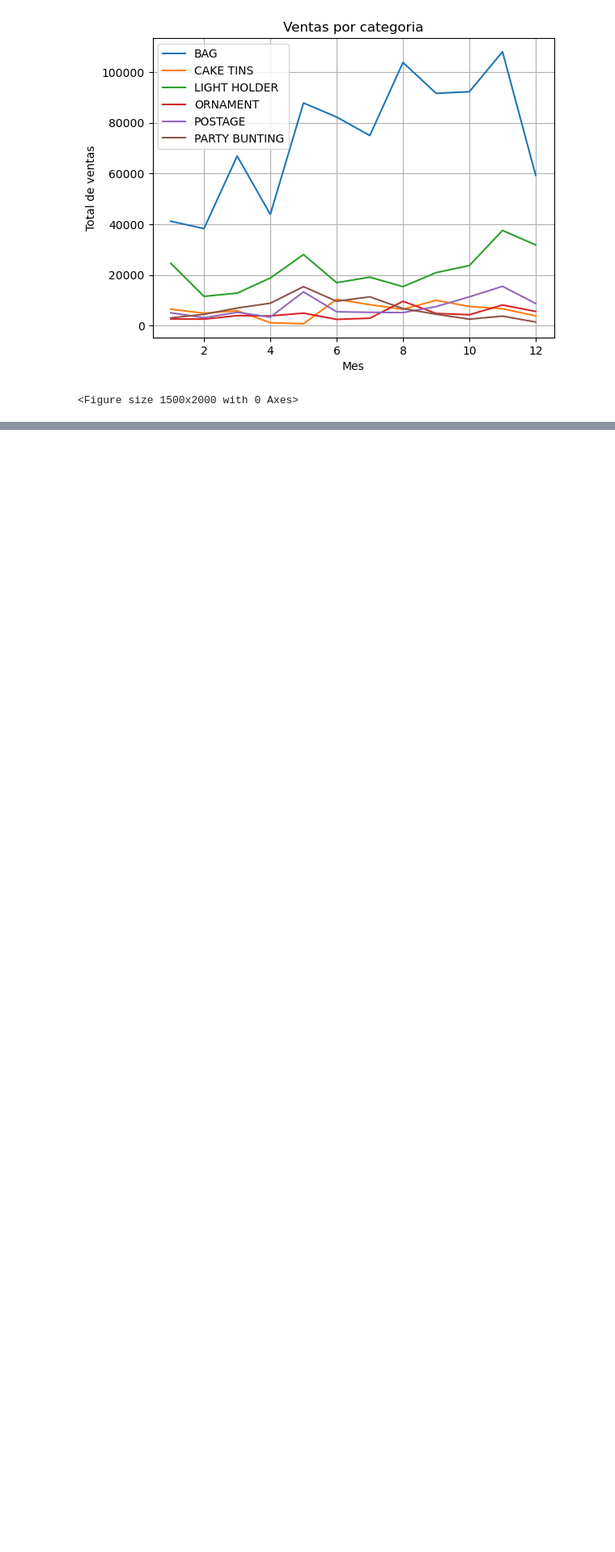
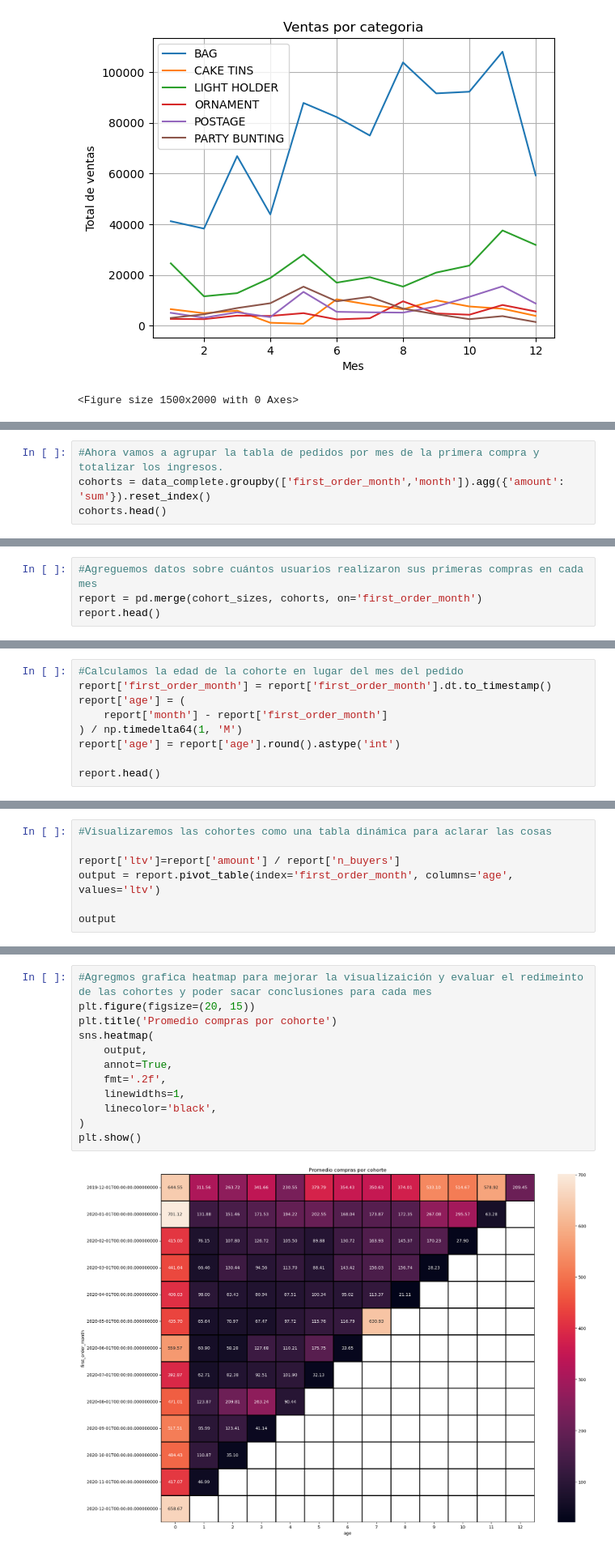
Before and after one commit to alan-caballero-g/Hackaton-Retail-Challenge-2024, a Jupyter notebook: datasets/Retail_Challenge.ipynb, the cells around one changed output, grey strips where cells are left out. Shown at 81% size. Drawn from its saved outputs; the diff is of its cells as text; blank space fills up the shorter version.

Commit message:
Add files via upload
Cambios en EDA y  graficación de datos

```diff
--- a/datasets/Retail_Challenge.ipynb
+++ b/datasets/Retail_Challenge.ipynb
@@ -1276,0 +1348,4 @@ Axes(0.125,0.11;0.775x0.77) Text(0.5, 1.0, 'Ventas por categoria') Text(0.5, 0,
+# %%
+#Ahora vamos a agrupar la tabla de pedidos por mes de la primera compra y totalizar los ingresos.
+cohorts = data_complete.groupby(['first_order_month','month']).agg({'amount': 'sum'}).reset_index()
+cohorts.head()
@@ -1276,0 +1359,4 @@ Axes(0.125,0.11;0.775x0.77) Text(0.5, 1.0, 'Ventas por categoria') Text(0.5, 0,
+# %%
+#Agreguemos datos sobre cuántos usuarios realizaron sus primeras compras en cada mes
+report = pd.merge(cohort_sizes, cohorts, on='first_order_month')
+report.head()
@@ -1276,0 +1370,9 @@ Axes(0.125,0.11;0.775x0.77) Text(0.5, 1.0, 'Ventas por categoria') Text(0.5, 0,
+# %%
+#Calculamos la edad de la cohorte en lugar del mes del pedido
+report['first_order_month'] = report['first_order_month'].dt.to_timestamp()
+report['age'] = (
+    report['month'] - report['first_order_month']
+) / np.timedelta64(1, 'M')
+report['age'] = report['age'].round().astype('int')
+
+report.head()
@@ -1276,0 +1386,7 @@ Axes(0.125,0.11;0.775x0.77) Text(0.5, 1.0, 'Ventas por categoria') Text(0.5, 0,
+# %%
+#Visualizaremos las cohortes como una tabla dinámica para aclarar las cosas
+
+report['ltv']=report['amount'] / report['n_buyers']
+output = report.pivot_table(index='first_order_month', columns='age', values='ltv')
+
+output
@@ -1276,0 +1409,14 @@ Axes(0.125,0.11;0.775x0.77) Text(0.5, 1.0, 'Ventas por categoria') Text(0.5, 0,
+# %%
+#Agregmos grafica heatmap para mejorar la visualizaición y evaluar el redimeinto de las cohortes y poder sacar conclusiones para cada mes
+plt.figure(figsize=(20, 15))
+plt.title('Promedio compras por cohorte')
+sns.heatmap(
+    output,
+    annot=True,
+    fmt='.2f',
+    linewidths=1,
+    linecolor='black',
+)
+plt.show()
+# %% [output]
+[figure, added]
```
Also changed, not shown: parts of 26 cells of this notebook.
